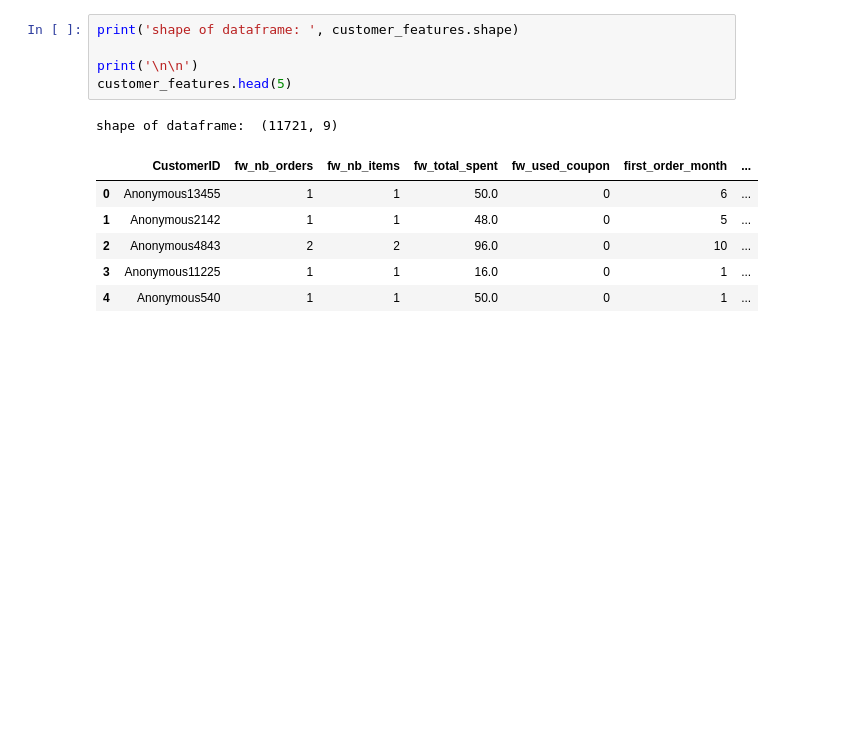
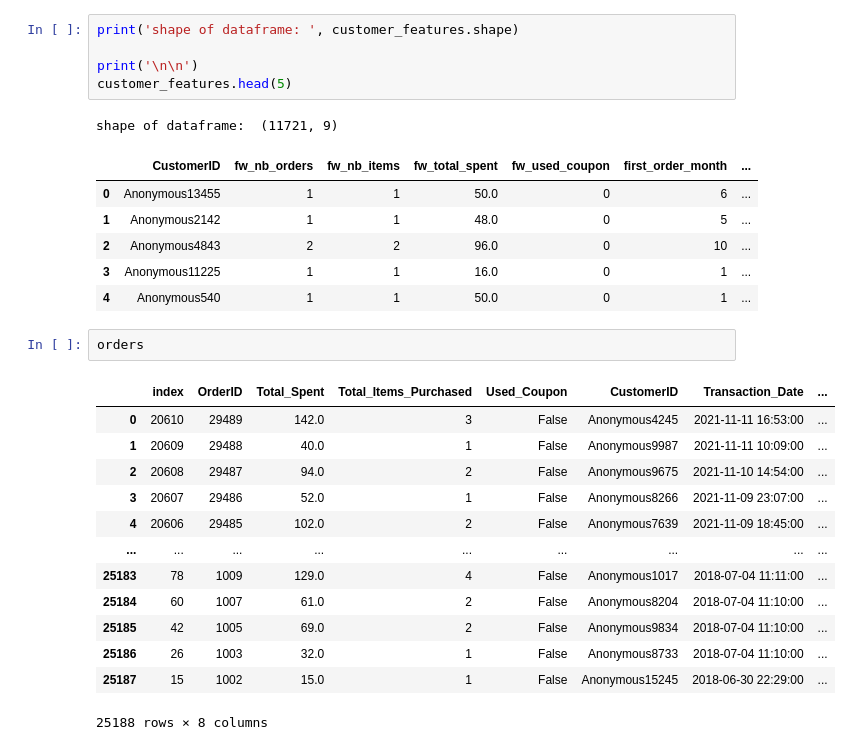
Before and after one commit to benjaminbellman/Shopify_CLTV_Machine_Learning, a Jupyter notebook: 2.Data_Wrangling/Data_Wrangling.ipynb, the cells around one changed output. Drawn from its saved outputs; the diff is of its cells as text; blank space fills up the shorter version.

```diff
--- a/2.Data_Wrangling/Data_Wrangling.ipynb
+++ b/2.Data_Wrangling/Data_Wrangling.ipynb
@@ -564,3 +577,19 @@ shape of dataframe:  (11721, 9)
 | 2 | Anonymous4843 | 2 | 2 | 96.0 | 0 | 10 | ... |
 | 3 | Anonymous11225 | 1 | 1 | 16.0 | 0 | 1 | ... |
 | 4 | Anonymous540 | 1 | 1 | 50.0 | 0 | 1 | ... |
+# %%
+orders
+# %% [output]
+|  | index | OrderID | Total_Spent | Total_Items_Purchased | Used_Coupon | CustomerID | Transaction_Date | ... |
+| 0 | 20610 | 29489 | 142.0 | 3 | False | Anonymous4245 | 2021-11-11 16:53:00 | ... |
+| 1 | 20609 | 29488 | 40.0 | 1 | False | Anonymous9987 | 2021-11-11 10:09:00 | ... |
+| 2 | 20608 | 29487 | 94.0 | 2 | False | Anonymous9675 | 2021-11-10 14:54:00 | ... |
+| 3 | 20607 | 29486 | 52.0 | 1 | False | Anonymous8266 | 2021-11-09 23:07:00 | ... |
+| 4 | 20606 | 29485 | 102.0 | 2 | False | Anonymous7639 | 2021-11-09 18:45:00 | ... |
+| ... | ... | ... | ... | ... | ... | ... | ... | ... |
+| 25183 | 78 | 1009 | 129.0 | 4 | False | Anonymous1017 | 2018-07-04 11:11:00 | ... |
+| 25184 | 60 | 1007 | 61.0 | 2 | False | Anonymous8204 | 2018-07-04 11:10:00 | ... |
+| 25185 | 42 | 1005 | 69.0 | 2 | False | Anonymous9834 | 2018-07-04 11:10:00 | ... |
+| 25186 | 26 | 1003 | 32.0 | 1 | False | Anonymous8733 | 2018-07-04 11:10:00 | ... |
+| 25187 | 15 | 1002 | 15.0 | 1 | False | Anonymous15245 | 2018-06-30 22:29:00 | ... |
+25188 rows × 8 columns
```
Also changed, not shown: parts of 6 cells of this notebook, 2 other files.
